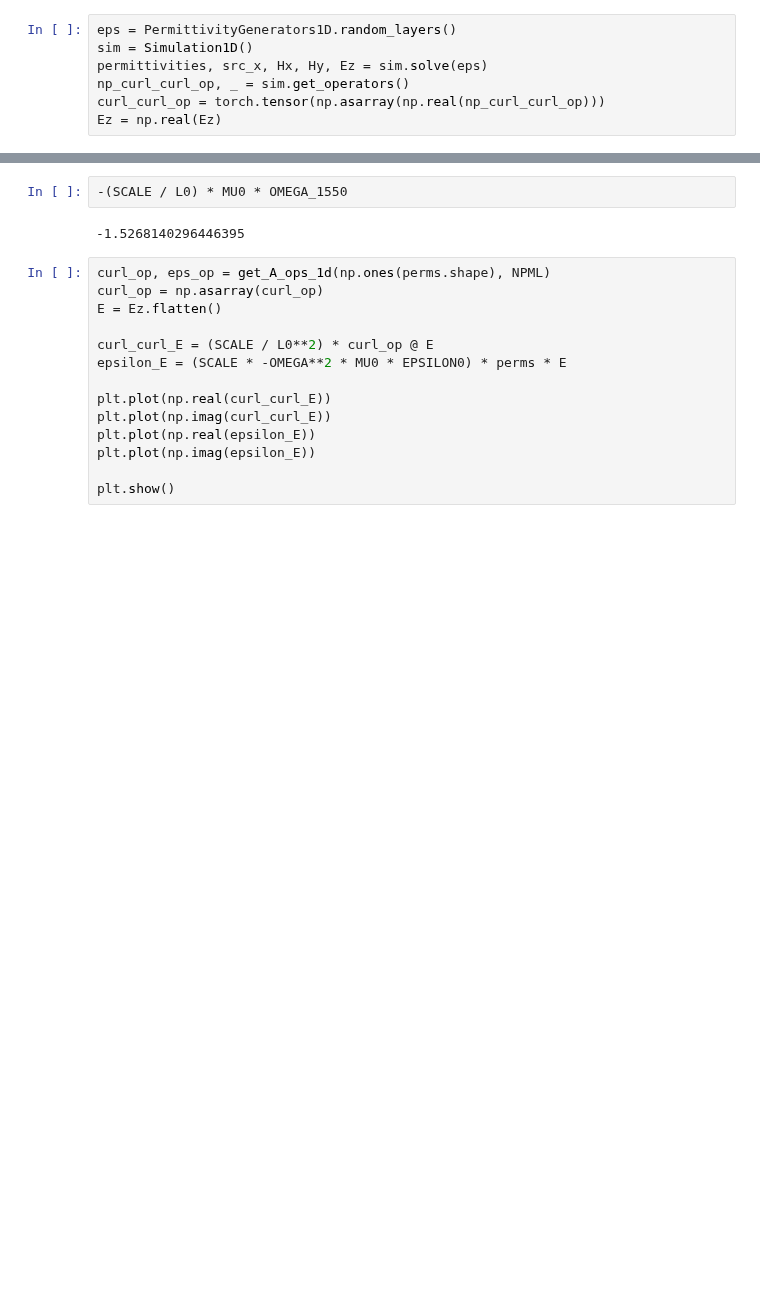
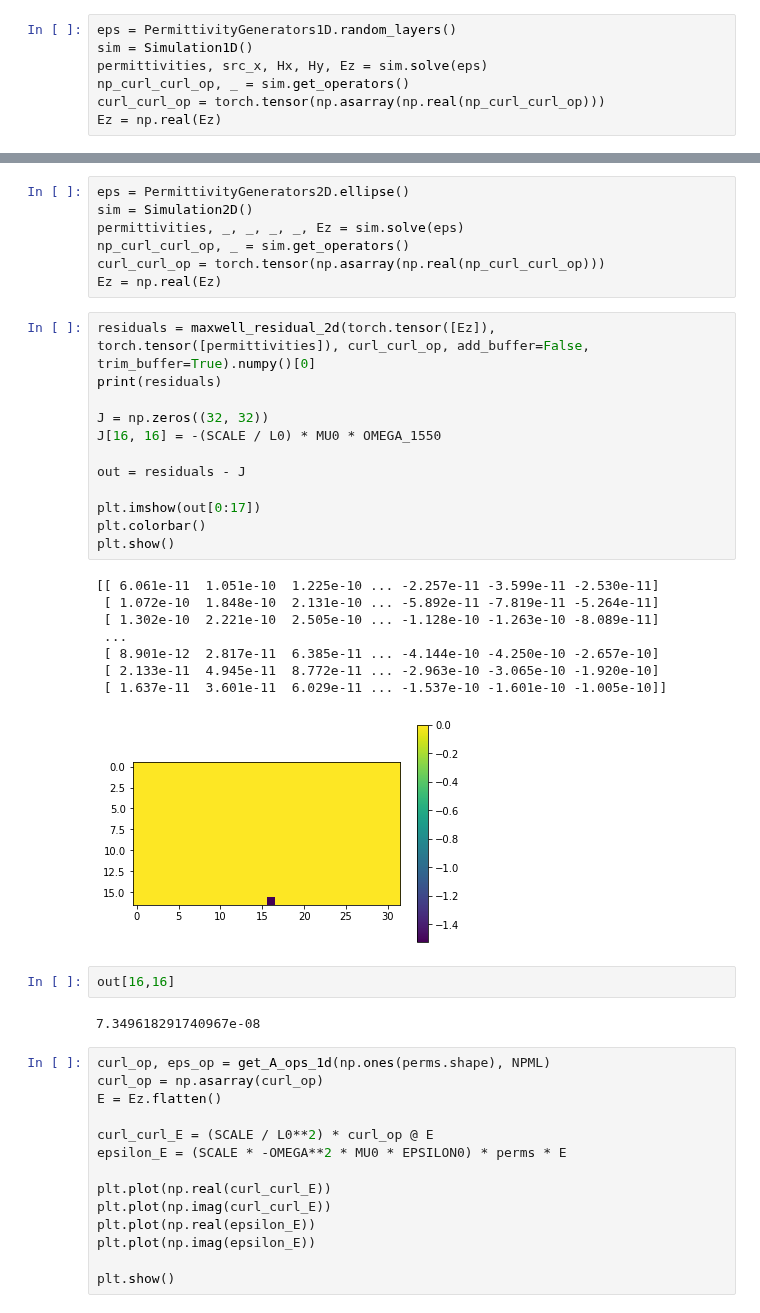
Before and after one commit to bencbartlett/neural-maxwell, a Jupyter notebook: neural_maxwell/notebooks/Angler_tests.ipynb, the cells around one changed output, grey strips where cells are left out. Drawn from its saved outputs; the diff is of its cells as text; blank space fills up the shorter version.

```diff
--- a/neural_maxwell/notebooks/Angler_tests.ipynb
+++ b/neural_maxwell/notebooks/Angler_tests.ipynb
@@ -141,7 +136,35 @@ array([-7.471e-10, -1.013e-09, -6.264e-10,  1.637e-10,  8.483e-10,
-# %%
--(SCALE / L0) * MU0 * OMEGA_1550
-# %% [output]
--1.5268140296446395
+# %%
+eps = PermittivityGenerators2D.ellipse()
+sim = Simulation2D()
+permittivities, _, _, _, _, Ez = sim.solve(eps)
+np_curl_curl_op, _ = sim.get_operators()
+curl_curl_op = torch.tensor(np.asarray(np.real(np_curl_curl_op)))
+Ez = np.real(Ez)
+# %%
+residuals = maxwell_residual_2d(torch.tensor([Ez]), torch.tensor([permittivities]), curl_curl_op, add_buffer=False, trim_buffer=True).numpy()[0]
+print(residuals)
+
+J = np.zeros((32, 32))
+J[16, 16] = -(SCALE / L0) * MU0 * OMEGA_1550
+
+out = residuals - J
+
+plt.imshow(out[0:17])
+plt.colorbar()
+plt.show()
+# %% [output]
+[[ 6.061e-11  1.051e-10  1.225e-10 ... -2.257e-11 -3.599e-11 -2.530e-11]
+ [ 1.072e-10  1.848e-10  2.131e-10 ... -5.892e-11 -7.819e-11 -5.264e-11]
+ [ 1.302e-10  2.221e-10  2.505e-10 ... -1.128e-10 -1.263e-10 -8.089e-11]
+ ...
+ [ 8.901e-12  2.817e-11  6.385e-11 ... -4.144e-10 -4.250e-10 -2.657e-10]
+ [ 2.133e-11  4.945e-11  8.772e-11 ... -2.963e-10 -3.065e-10 -1.920e-10]
+ [ 1.637e-11  3.601e-11  6.029e-11 ... -1.537e-10 -1.601e-10 -1.005e-10]]
+[figure, added]
+# %%
+out[16,16]
+# %% [output]
+7.349618291740967e-08
 # %%
 curl_op, eps_op = get_A_ops_1d(np.ones(perms.shape), NPML)
 curl_op = np.asarray(curl_op)
```
Also changed, not shown: parts of 4 cells of this notebook, 9 other files.
